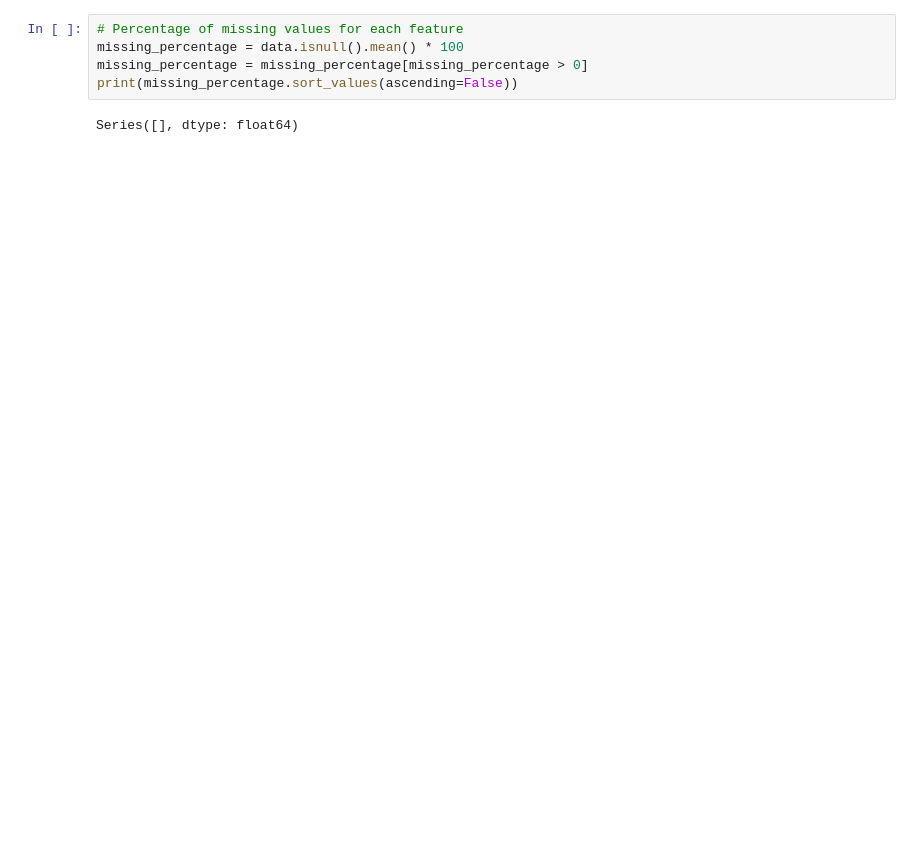
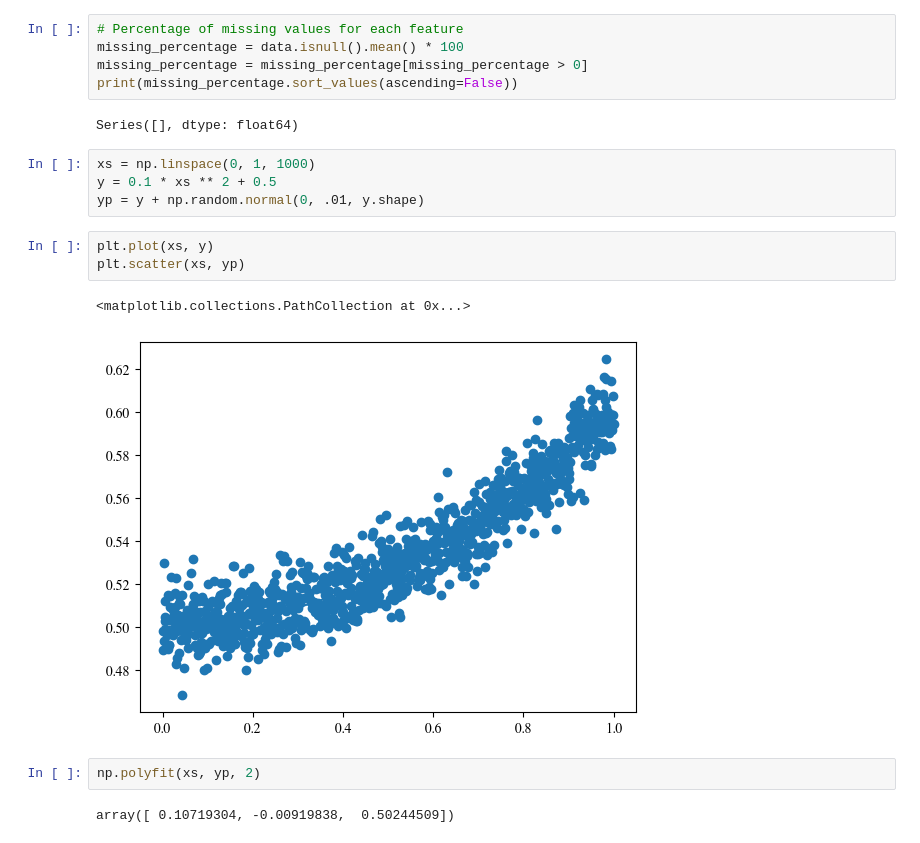
Before and after one commit to martinbog19/ml-engine-maintenance, a Jupyter notebook: EDA_.ipynb, the cells around one changed output. Saved outputs shown, nothing was run; the diff lists cells and outputs as text; blank space fills up the shorter version.

```diff
--- a/EDA_.ipynb
+++ b/EDA_.ipynb
@@ -232,3 +161,17 @@ missing_percentage = missing_percentage[missing_percentage > 0]
 print(missing_percentage.sort_values(ascending=False))
 # %% [output]
 Series([], dtype: float64)
+# %%
+xs = np.linspace(0, 1, 1000)
+y = 0.1 * xs ** 2 + 0.5
+yp = y + np.random.normal(0, .01, y.shape)
+# %%
+plt.plot(xs, y)
+plt.scatter(xs, yp)
+# %% [output]
+<matplotlib.collections.PathCollection at 0x...>
+[figure, added]
+# %%
+np.polyfit(xs, yp, 2)
+# %% [output]
+array([ 0.10719304, -0.00919838,  0.50244509])
```
Also changed, not shown: parts of 10 cells of this notebook, 2 other files.
